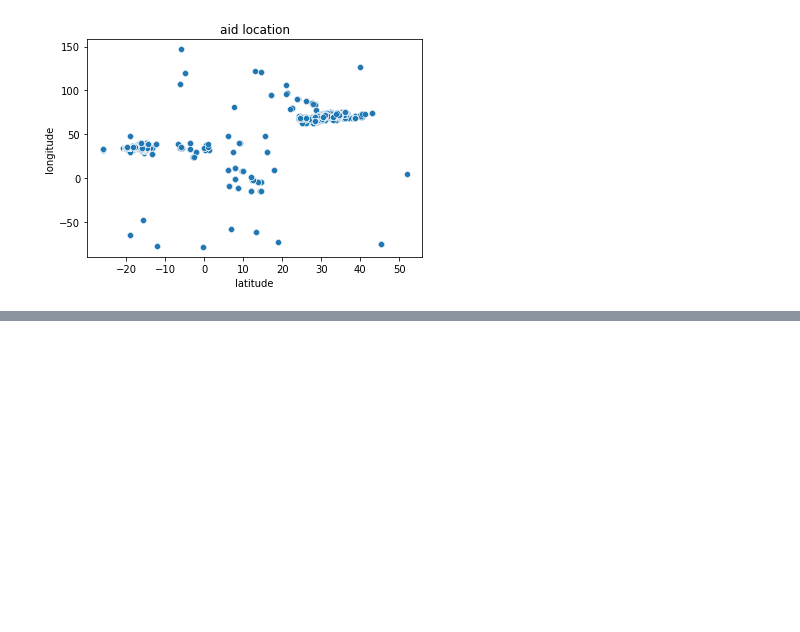
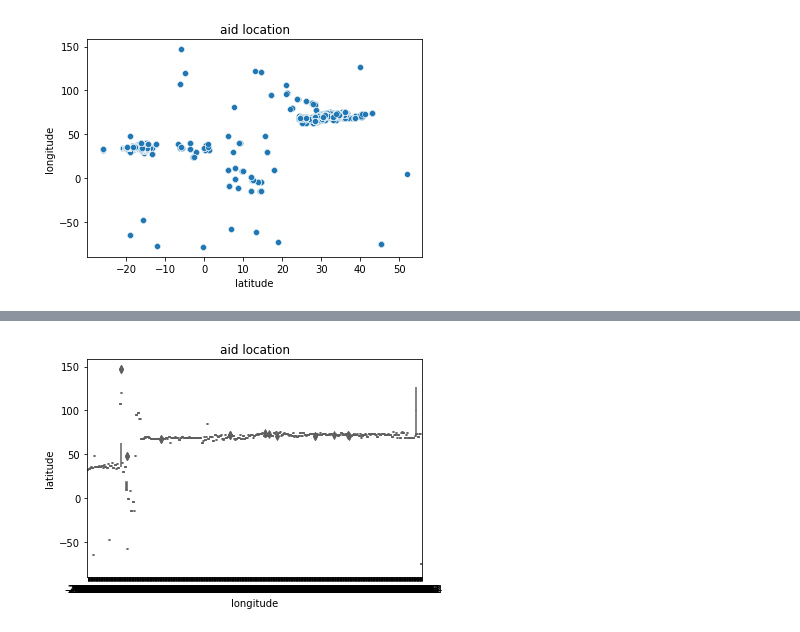
Before and after one commit to nomanbaig98/Data-warehousing-and-mining, a Jupyter notebook: phase 2/phase 2 data visualization.ipynb, the cells around one changed output, grey strips where cells are left out. Cells and saved outputs as stored; diff of their text form; code cells hidden in the pictures; blank space fills up the shorter version.

```diff
--- a/phase 2/phase 2 data visualization.ipynb
+++ b/phase 2/phase 2 data visualization.ipynb
@@ -231,0 +243,11 @@ plt.show()
+# %%
+#Creating bubble plot
+sns.boxplot(data=df1, x="location_latitude", y="location_longitude",palette='Set3')
+#Adding the aesthetics
+plt.title('aid location')
+plt.xlabel('longitude')
+plt.ylabel('latitude')
+# Show the plot
+plt.show()
+# %% [output]
+[figure, added]
```
Also changed, not shown: parts of 3 cells of this notebook.
